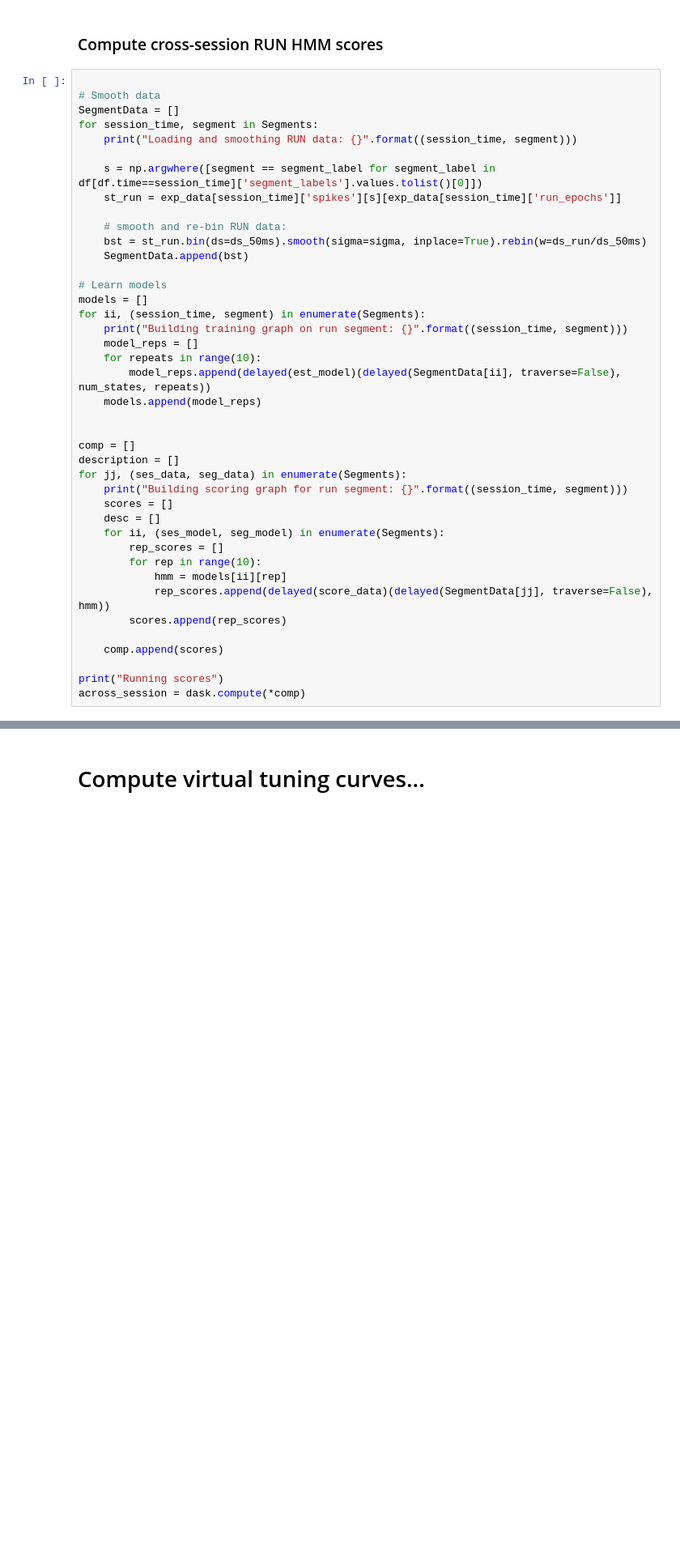
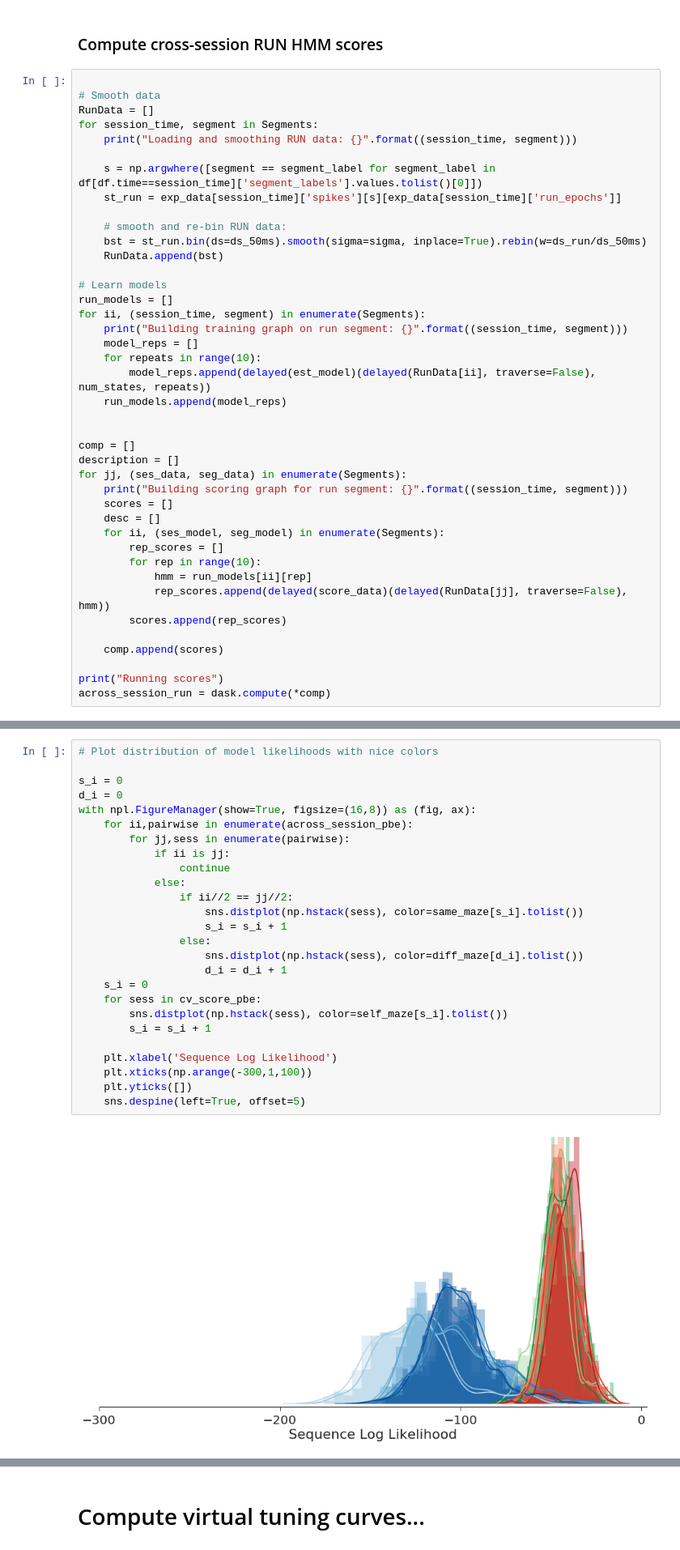
Before and after one commit to ckemere/CloudShuffles, a Jupyter notebook: Compare Run and PBE HMMs Pruned.ipynb, the cells around one changed output, grey strips where cells are left out. Shown at 81% size. Cells and saved outputs as stored; diff of their text form; blank space fills up the shorter version.

```diff
--- a/Compare Run and PBE HMMs Pruned.ipynb
+++ b/Compare Run and PBE HMMs Pruned.ipynb
@@ -198,7 +268,7 @@ for sess in scores_by_session:
 # %%
 
 # Smooth data
-SegmentData = []
+RunData = []
 for session_time, segment in Segments:
     print("Loading and smoothing RUN data: {}".format((session_time, segment)))
 
@@ -207,16 +277,16 @@ for session_time, segment in Segments:
 
     # smooth and re-bin RUN data:
     bst = st_run.bin(ds=ds_50ms).smooth(sigma=sigma, inplace=True).rebin(w=ds_run/ds_50ms)
-    SegmentData.append(bst)
+    RunData.append(bst)
 
 # Learn models
-models = []
+run_models = []
 for ii, (session_time, segment) in enumerate(Segments):
     print("Building training graph on run segment: {}".format((session_time, segment)))
     model_reps = []
     for repeats in range(10):
-        model_reps.append(delayed(est_model)(delayed(SegmentData[ii], traverse=False), num_states, repeats))
-    models.append(model_reps)
+        model_reps.append(delayed(est_model)(delayed(RunData[ii], traverse=False), num_states, repeats))
+    run_models.append(model_reps)
 
 
 comp = []
@@ -228,14 +298,14 @@ for jj, (ses_data, seg_data) in enumerate(Segments):
     for ii, (ses_model, seg_model) in enumerate(Segments):
         rep_scores = []
         for rep in range(10):
-            hmm = models[ii][rep]
-            rep_scores.append(delayed(score_data)(delayed(SegmentData[jj], traverse=False), hmm))
+            hmm = run_models[ii][rep]
+            rep_scores.append(delayed(score_data)(delayed(RunData[jj], traverse=False), hmm))
         scores.append(rep_scores)
 
     comp.append(scores)
 
 print("Running scores")
-across_session = dask.compute(*comp)
+across_session_run = dask.compute(*comp)
 # %% [output]
 Loading and smoothing RUN data: ('1-22-43', 'long')
 Loading and smoothing RUN data: ('1-22-43', 'short')
@@ -334,0 +429,28 @@ array([-108.42541784, -122.05557821, -103.68901389, -118.44217018,
+# %%
+# Plot distribution of model likelihoods with nice colors
+
+s_i = 0
+d_i = 0
+with npl.FigureManager(show=True, figsize=(16,8)) as (fig, ax):
+    for ii,pairwise in enumerate(across_session_pbe):
+        for jj,sess in enumerate(pairwise):
+            if ii is jj:
+                continue
+            else:
+                if ii//2 == jj//2:
+                    sns.distplot(np.hstack(sess), color=same_maze[s_i].tolist())
+                    s_i = s_i + 1
+                else:
+                    sns.distplot(np.hstack(sess), color=diff_maze[d_i].tolist())
+                    d_i = d_i + 1
+    s_i = 0
+    for sess in cv_score_pbe:
+        sns.distplot(np.hstack(sess), color=self_maze[s_i].tolist())
+        s_i = s_i + 1
+
+    plt.xlabel('Sequence Log Likelihood')
+    plt.xticks(np.arange(-300,1,100))
+    plt.yticks([])
+    sns.despine(left=True, offset=5)
+# %% [output]
+[figure, added]
```
Also changed, not shown: parts of 15 cells of this notebook.
